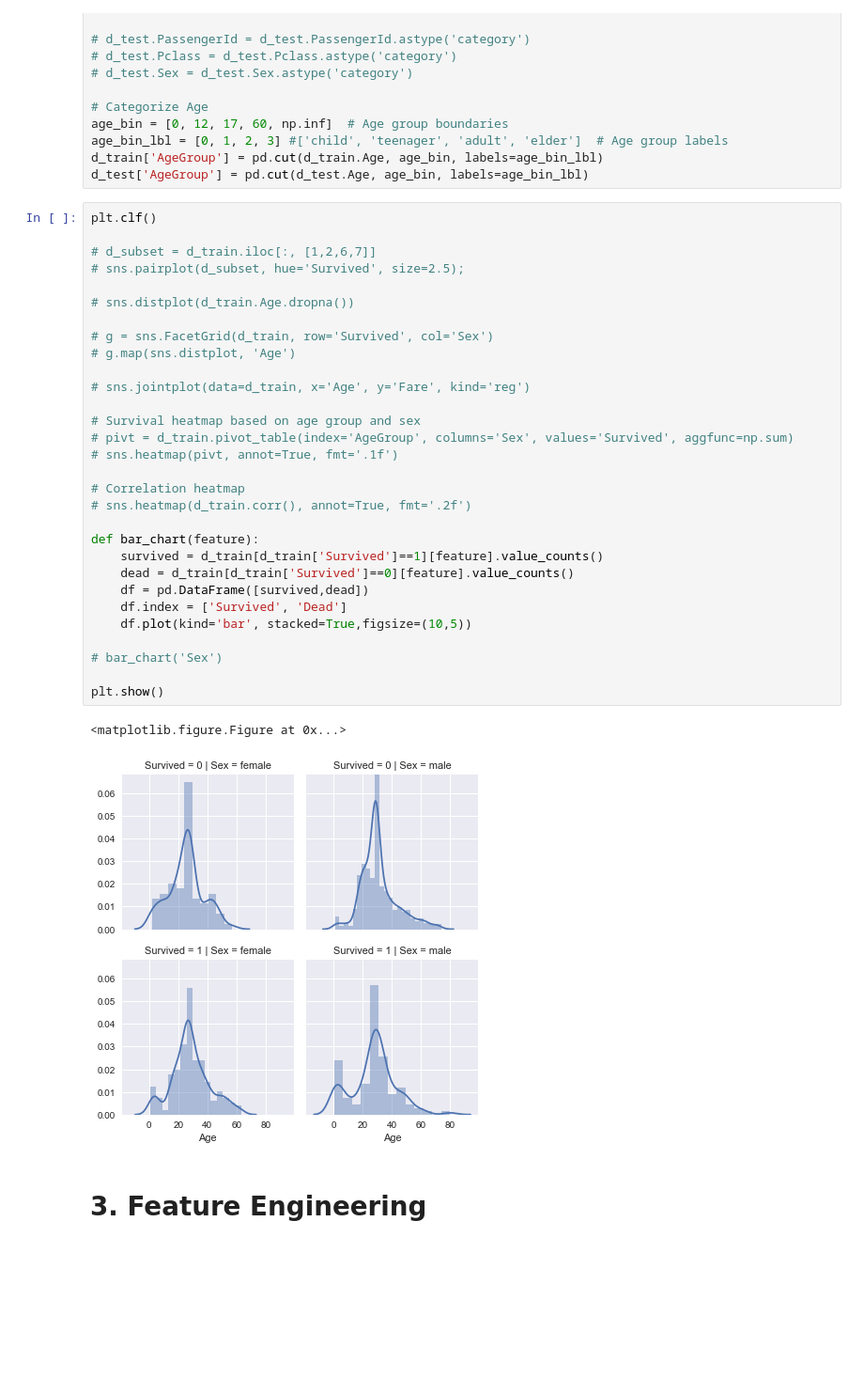
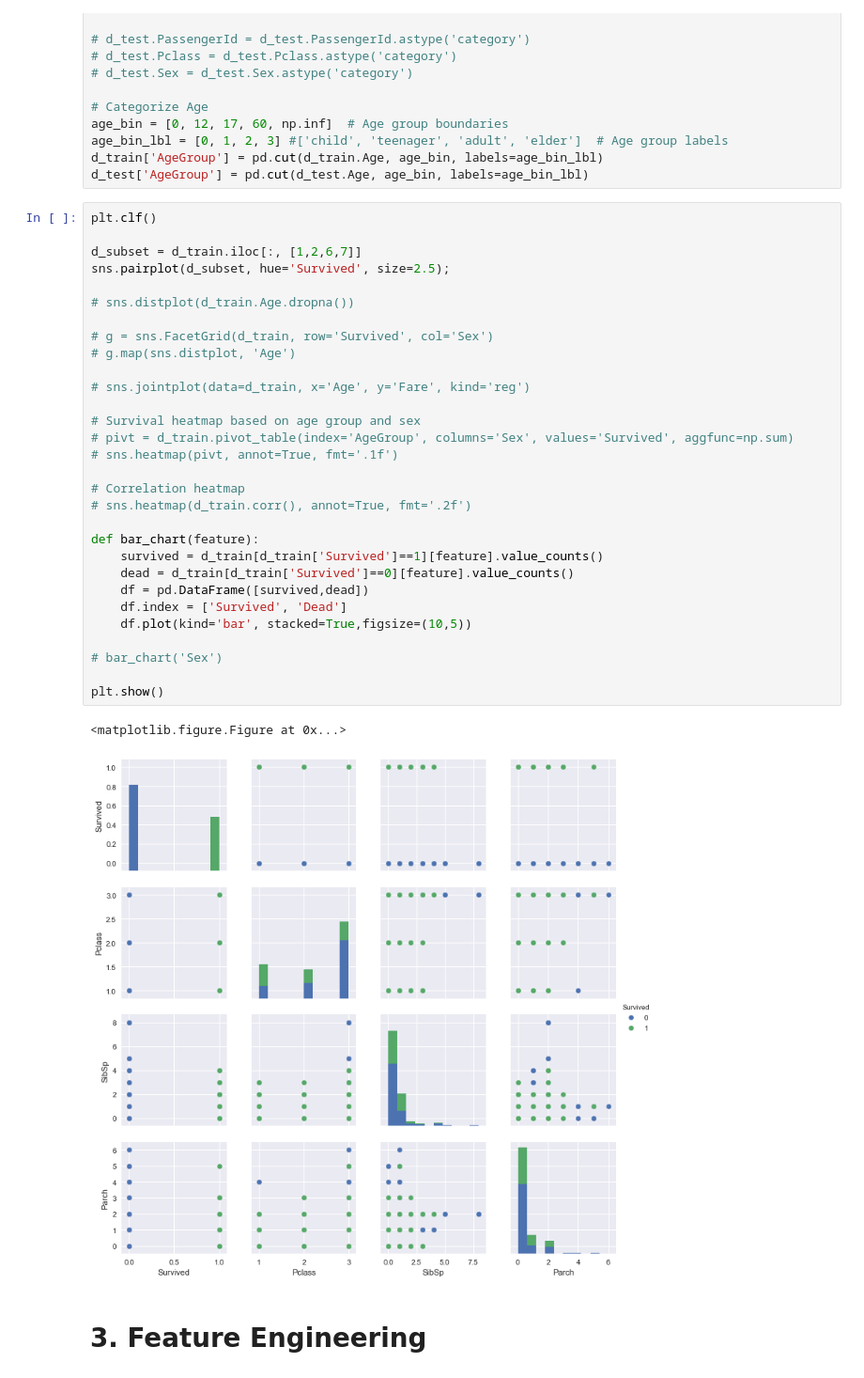
Before and after one commit to ehsanmaag/Titanic-Survival, a Jupyter notebook: Titanic_Survival.ipynb, the cells around one changed output. Shown: that part at 94% size. Drawn from its saved outputs; the diff is of its cells as text; blank space fills up the shorter version.

```diff
--- a/Titanic_Survival.ipynb
+++ b/Titanic_Survival.ipynb
@@ -78,36 +77,36 @@ d_test['AgeGroup'] = pd.cut(d_test.Age, age_bin, labels=age_bin_lbl)
 # %%
 plt.clf()
 
-# d_subset = d_train.iloc[:, [1,2,6,7]]
-# sns.pairplot(d_subset, hue='Survived', size=2.5);
+d_subset = d_train.iloc[:, [1,2,6,7]]
+sns.pairplot(d_subset, hue='Survived', size=2.5);
 
 # sns.distplot(d_train.Age.dropna())
 
 # g = sns.FacetGrid(d_train, row='Survived', col='Sex')
 # g.map(sns.distplot, 'Age')
 
 # sns.jointplot(data=d_train, x='Age', y='Fare', kind='reg')
 
 # Survival heatmap based on age group and sex
 # pivt = d_train.pivot_table(index='AgeGroup', columns='Sex', values='Survived', aggfunc=np.sum)
 # sns.heatmap(pivt, annot=True, fmt='.1f')
 
 # Correlation heatmap
 # sns.heatmap(d_train.corr(), annot=True, fmt='.2f')
 
 def bar_chart(feature):
     survived = d_train[d_train['Survived']==1][feature].value_counts()
     dead = d_train[d_train['Survived']==0][feature].value_counts()
     df = pd.DataFrame([survived,dead])
     df.index = ['Survived', 'Dead']
     df.plot(kind='bar', stacked=True,figsize=(10,5))
 
 # bar_chart('Sex')
 
 plt.show()
 # %% [output]
 <matplotlib.figure.Figure at 0x...>
-[figure, old version]
+[figure, new version]
 # %% [markdown]
 # 3. Feature Engineering
 # %%
```
Also changed, not shown: parts of 3 cells of this notebook.
